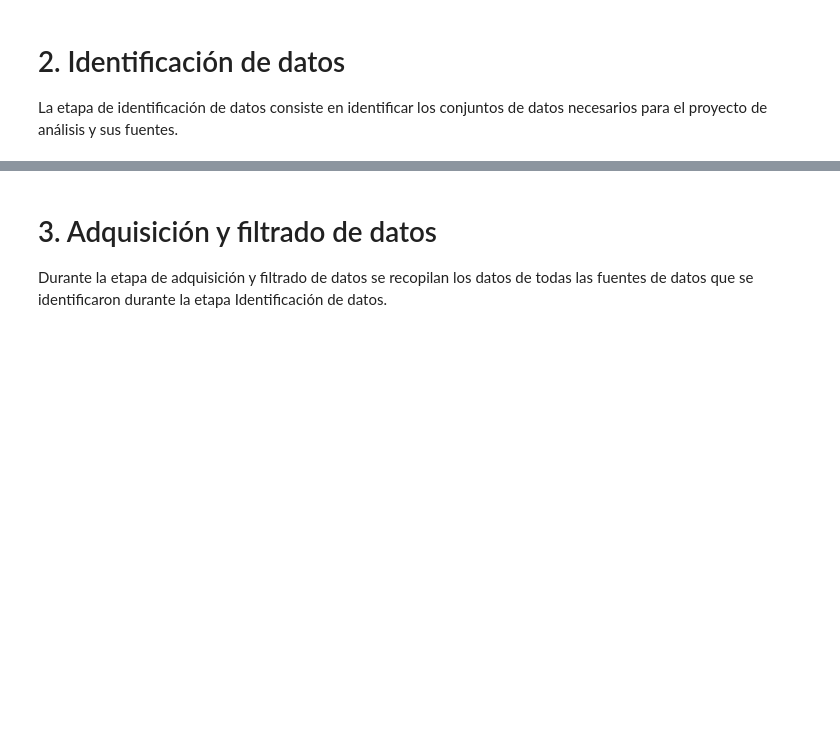
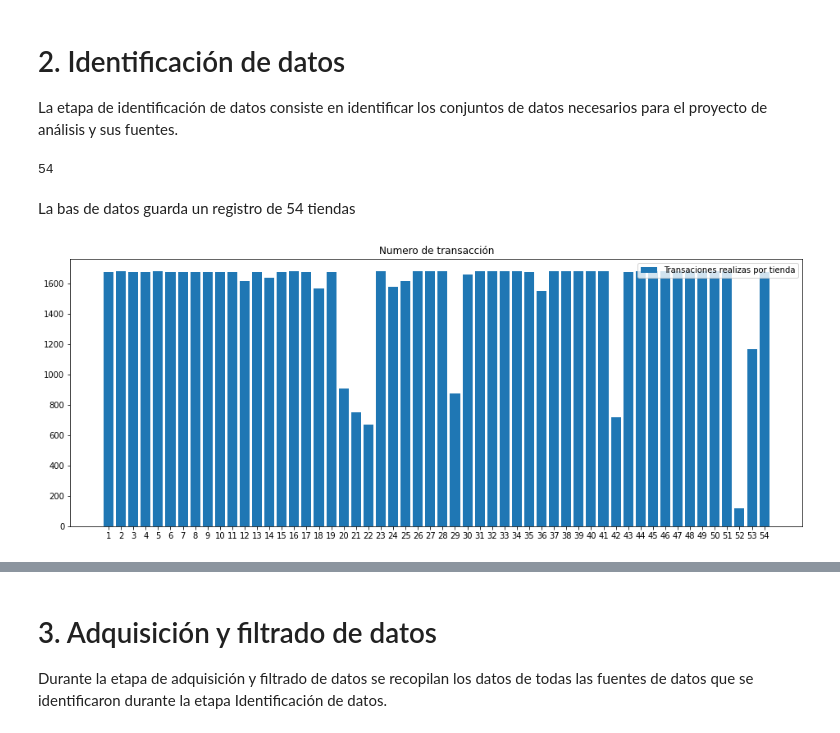
Before and after one commit to Henryxg/maestria2, a Jupyter notebook: TareaForecasting.ipynb, the cells around one changed output, grey strips where cells are left out. Drawn from its saved outputs; the diff is of its cells as text; code cells hidden in the pictures; blank space fills up the shorter version.

```diff
--- a/TareaForecasting.ipynb
+++ b/TareaForecasting.ipynb
@@ -12,0 +28,4 @@ La etapa de identificación de datos consiste en identificar los conjuntos de da
+# %%
+df["store_nbr"].value_counts().count()
+# %% [output]
+54
@@ -12,0 +34,15 @@ La etapa de identificación de datos consiste en identificar los conjuntos de da
+# %% [markdown]
+La bas de datos guarda un registro de 54 tiendas
+# %%
+muestra = df["store_nbr"]
+l= 5
+x, fx = np.unique(muestra, return_counts=True)
+plt.figure(figsize=(16,6))
+plt.bar(x, fx)
+x_t = np.arange(x.min(), x.max()+1)
+plt.title("Numero de transacción")
+plt.xticks(x_t)
+plt.legend(["transacciones realizas por tienda", "Gado obsevado"], loc ="upper right")
+t=plt.xticks(x_t)
+# %% [output]
+[figure, added]
```
Also changed, not shown: parts of 19 cells of this notebook.
